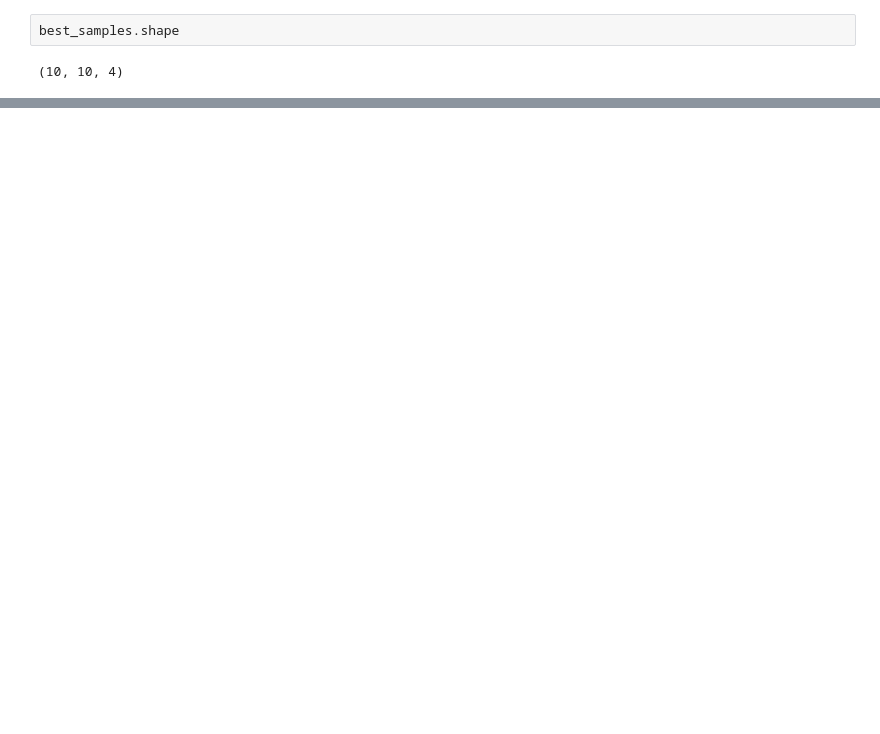
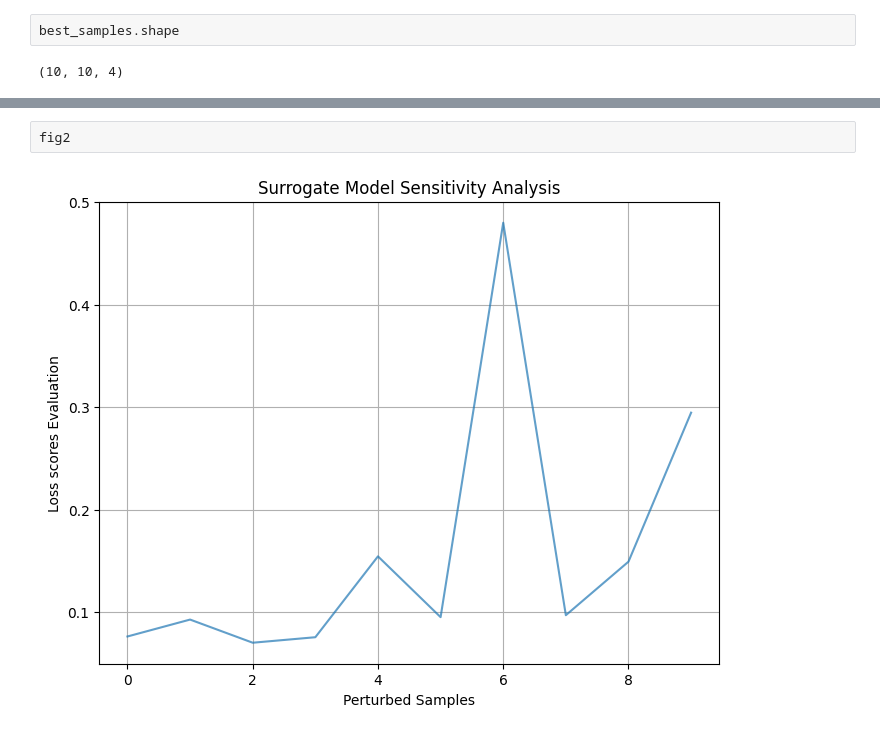
Before and after one commit to georgesmiaka/MTSex, a Jupyter notebook: test.ipynb, the cells around one changed output, grey strips where cells are left out. Drawn from its saved outputs; the diff is of its cells as text; blank space fills up the shorter version.

```diff
--- a/test.ipynb
+++ b/test.ipynb
@@ -103,0 +105,4 @@ lime_exp.average_neighborhood_feature_effect(best_samples, best_samples_pred)
+# %%
+fig2
+# %% [output]
+[figure, added]
```
Also changed, not shown: parts of 7 cells of this notebook.
